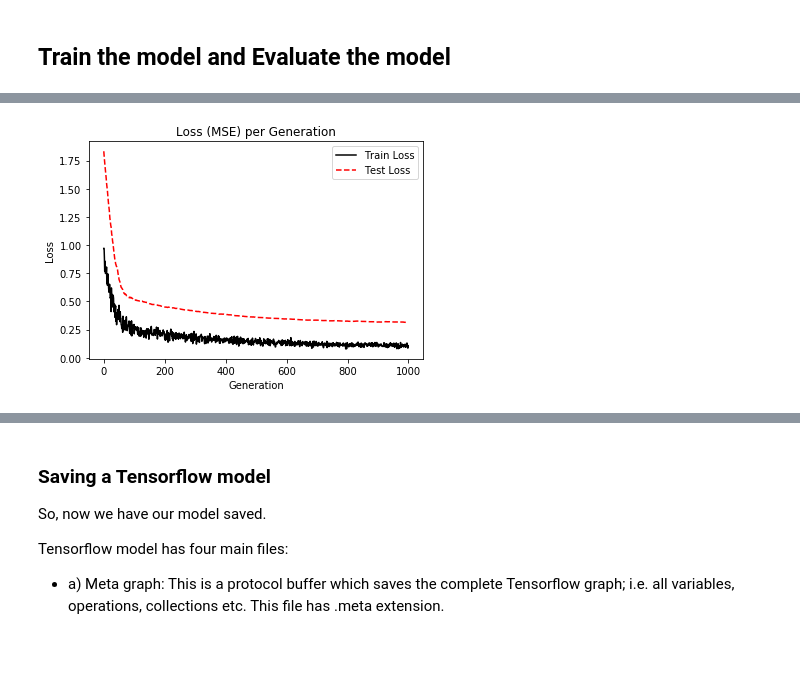
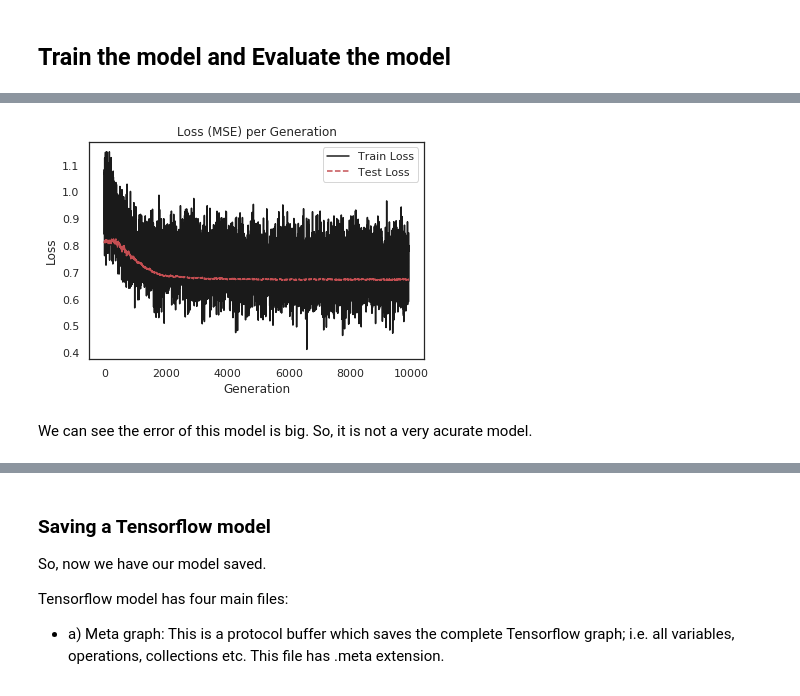
Before and after one commit to parrondo/deeptrading, a Jupyter notebook: notebooks/05_Multiple_Hidden_Layers_NN.ipynb, the cells around one changed output, grey strips where cells are left out. Cells and saved outputs as stored; diff of their text form; code cells hidden in the pictures; blank space fills up the shorter version.

```diff
--- a/notebooks/05_Multiple_Hidden_Layers_NN.ipynb
+++ b/notebooks/05_Multiple_Hidden_Layers_NN.ipynb
@@ -77,0 +114,5 @@ df
+# %%
+# Visualization
+sns.set_style("whitegrid");
+sns.pairplot(df);
+plt.show()
@@ -89,8 +163,8 @@ df
 # Total samples
 nsamples = n
 
-# Splitting into train (70%) and test (30%) sets
-split = 70 # training split% ; test (100-split)%
+# Splitting into train (90%) and test (10%) sets
+split = 90 # training split% ; test (100-split)%
 jindex = nsamples*split//100 # Index for slicing the samples
 
 # Samples in train
@@ -175,17 +284,17 @@ np.random.seed(seed)
 learning_rate = 0.005
 batch_size = 50
 n_features = X_train.shape[1]#  Number of features in training data
-epochs = 1000
-display_step = 50
-model_path = "/tmp/model.ckpt"
+epochs = 10000
+display_step = 100
+model_path = "../model/tmp/model.ckpt"
 n_classes = 1
 
 # Network Parameters
 # See figure of the model
 d0 = D = n_features # Layer 0 (Input layer number of features)
-d1 = 100 # Layer 1 (50 hidden nodes)
-d2 = 50 # Layer 2 (25 hidden nodes)
-d3 = 5 # Layer 3 (5 hidden nodes)
+d1 = 5 # Layer 1 (256 hidden nodes)
+d2 = 15 # Layer 2 (128 hidden nodes)
+d3 = 5 # Layer 3 (64 hidden nodes)
 d4 = C = 1 # Layer 4 (Output layer)
 
 # tf Graph input
@@ -247,7 +396,7 @@ print("Starting 1st session...")
 with tf.Session() as sess:
 
     # Writer to record image, scalar, histogram and graph for display in tensorboard
-    writer = tf.summary.FileWriter("/tmp/tensorflow_logs", sess.graph)  # create writer
+    writer = tf.summary.FileWriter("../model/tmp/tensorflow_logs", sess.graph)  # create writer
     writer.add_graph(sess.graph)
 
     # Run the initializer
@@ -260,16 +409,18 @@ with tf.Session() as sess:
     for epoch in range(epochs):
         rand_index = np.random.choice(len(X_train_std), size=batch_size)
         X_rand = X_train_std[rand_index]
-        y_rand = np.transpose([y_train[rand_index]])
+        y_rand = y_train_std[rand_index]
+        #y_rand = np.transpose([y_train[rand_index]])
         sess.run(optimizer, feed_dict={X: X_rand, y: y_rand})
 
         train_temp_loss = sess.run(loss, feed_dict={X: X_rand, y: y_rand})
         train_loss.append(np.sqrt(train_temp_loss))
 
-        test_temp_loss = sess.run(loss, feed_dict={X: X_test_std, y: np.transpose([y_test])})
+        test_temp_loss = sess.run(loss, feed_dict={X: X_test_std, y: y_test_std})
+        #test_temp_loss = sess.run(loss, feed_dict={X: X_test_std, y: np.transpose([y_test])})
         test_loss.append(np.sqrt(test_temp_loss))
         if (epoch+1) % display_step == 0:
-            print("Epoch:", '%04d' % (epoch+1), "Lost=", \
+            print("Epoch:", '%04d' % (epoch+1), "Loss=", \
                 "{:.9f}".format(train_temp_loss))
 
     # Close writer
@@ -301,15 +472,17 @@ First Optimization Finished!
 # %%
 %matplotlib inline
 # Plot loss (MSE) over time
-plt.plot(train_loss, 'k-', label='Train Loss')
-plt.plot(test_loss, 'r--', label='Test Loss')
+plt.plot(train_loss[100:], 'k-', label='Train Loss')
+plt.plot(test_loss[100:], 'r--', label='Test Loss')
 plt.title('Loss (MSE) per Generation')
 plt.legend(loc='upper right')
 plt.xlabel('Generation')
 plt.ylabel('Loss')
 plt.show()
 # %% [output]
-[figure, old version]
+[figure, new version]
+# %% [markdown]
+We can see the error of this model is big. So, it is not a very acurate model.
 # %% [markdown]
 ### Tensorboard Graph
 
```
Also changed, not shown: parts of 35 cells of this notebook, 1 other file.
